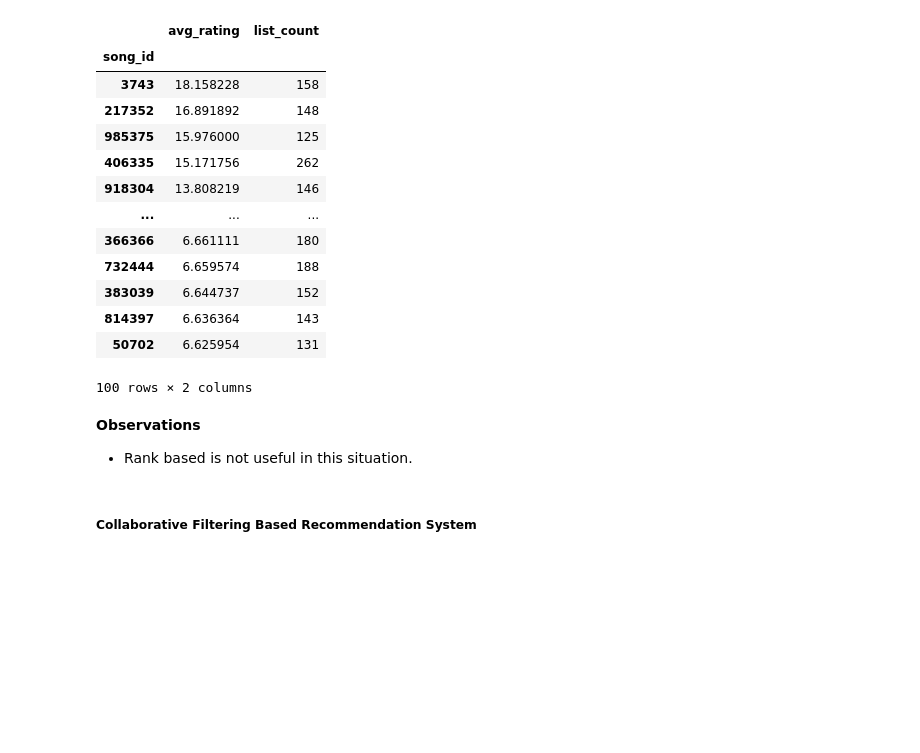
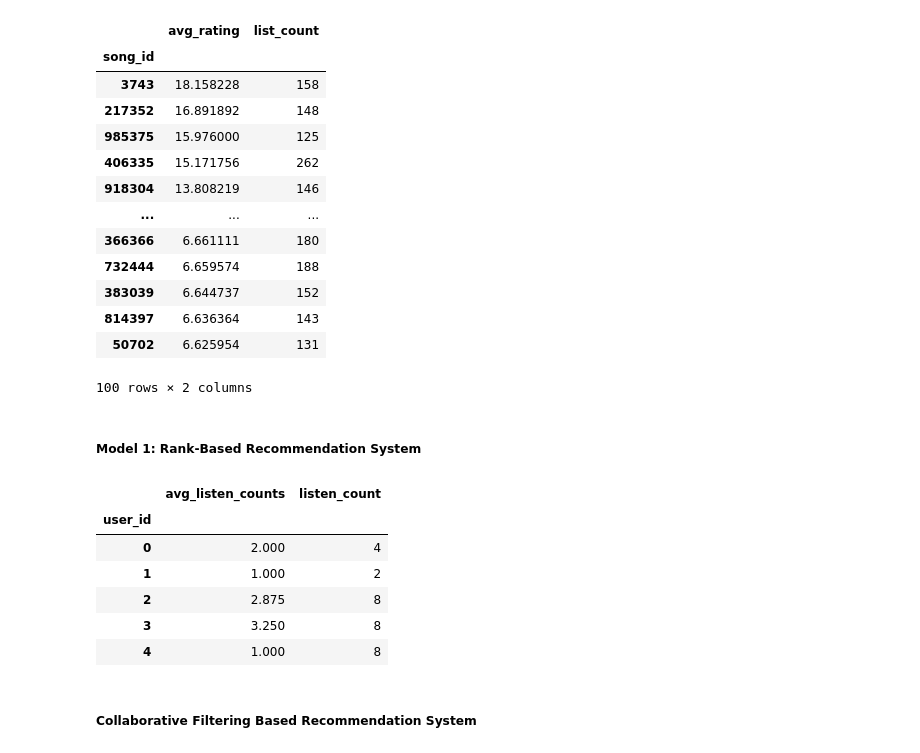
Before and after one commit to mariyaeggs/MIT_AI, a Jupyter notebook: Reference_Notebook_Milestone_1_Recommendation_Systems_Pipenv.ipynb, the cells around one changed output. Saved outputs shown, nothing was run; the diff lists cells and outputs as text; code cells hidden in the pictures; blank space fills up the shorter version.

Commit message:
calculate the average listen counts and counts of listen

```diff
--- a/Reference_Notebook_Milestone_1_Recommendation_Systems_Pipenv.ipynb
+++ b/Reference_Notebook_Milestone_1_Recommendation_Systems_Pipenv.ipynb
@@ -522,9 +541,29 @@ final_df.head(100)
 | 814397 | 6.636364 | 143 |
 | 50702 | 6.625954 | 131 |
 100 rows × 2 columns
-# %% [markdown]
-**Observations**
-- Rank based is not useful in this situation.
+# %% [markdown]
+##### **Model 1: Rank-Based Recommendation System**
+# %%
+# calculate average listen counts
+average_listen_counts = df_final.groupby('user_id').mean()['play_count']
+
+# calculate the count of listens
+count_of_listen = df_final.groupby('user_id').count()['play_count']
+
+# make a dataframe with the count and average of listens for a user
+final_listen_df = pd.DataFrame({'avg_listen_counts':average_listen_counts, 'listen_count': count_of_listen})
+
+#df_final['user_id'].drop_duplicates().sort_values()
+# %%
+final_listen_df.head()
+# %% [output]
+|  | avg_listen_counts | listen_count |
+| user_id |  |  |
+| 0 | 2.000 | 4 |
+| 1 | 1.000 | 2 |
+| 2 | 2.875 | 8 |
+| 3 | 3.250 | 8 |
+| 4 | 1.000 | 8 |
 # %% [markdown]
 ##### **Collaborative Filtering Based Recommendation System**
 # %%
```
Also changed, not shown: parts of 8 cells of this notebook.
